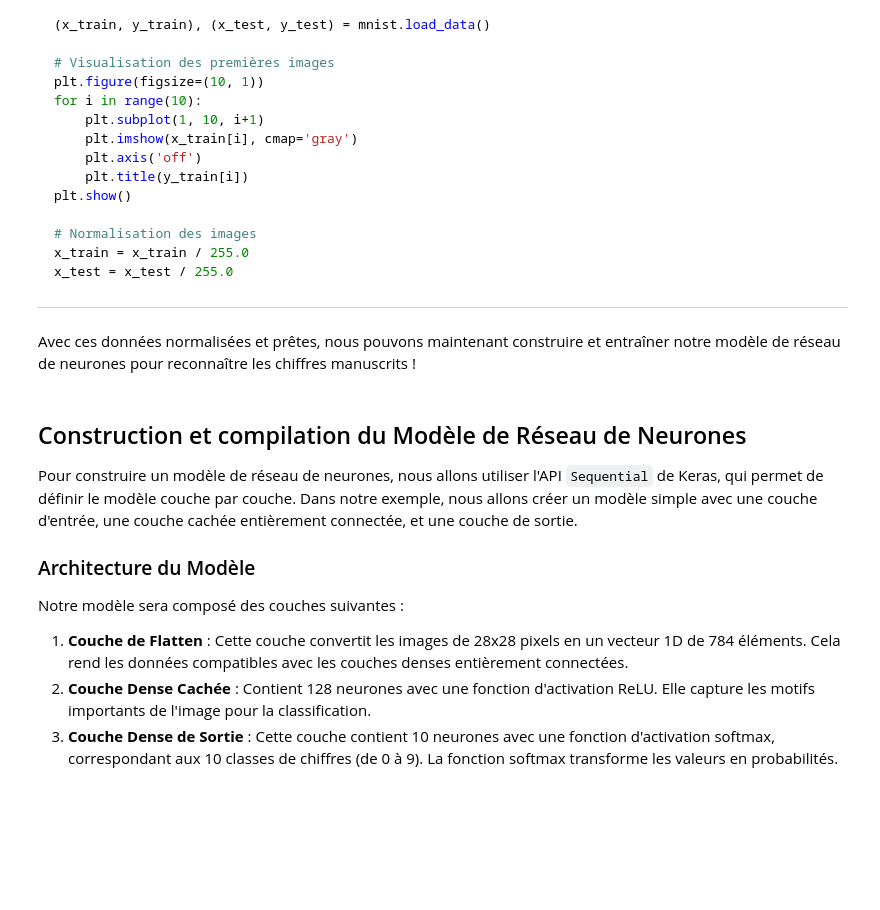
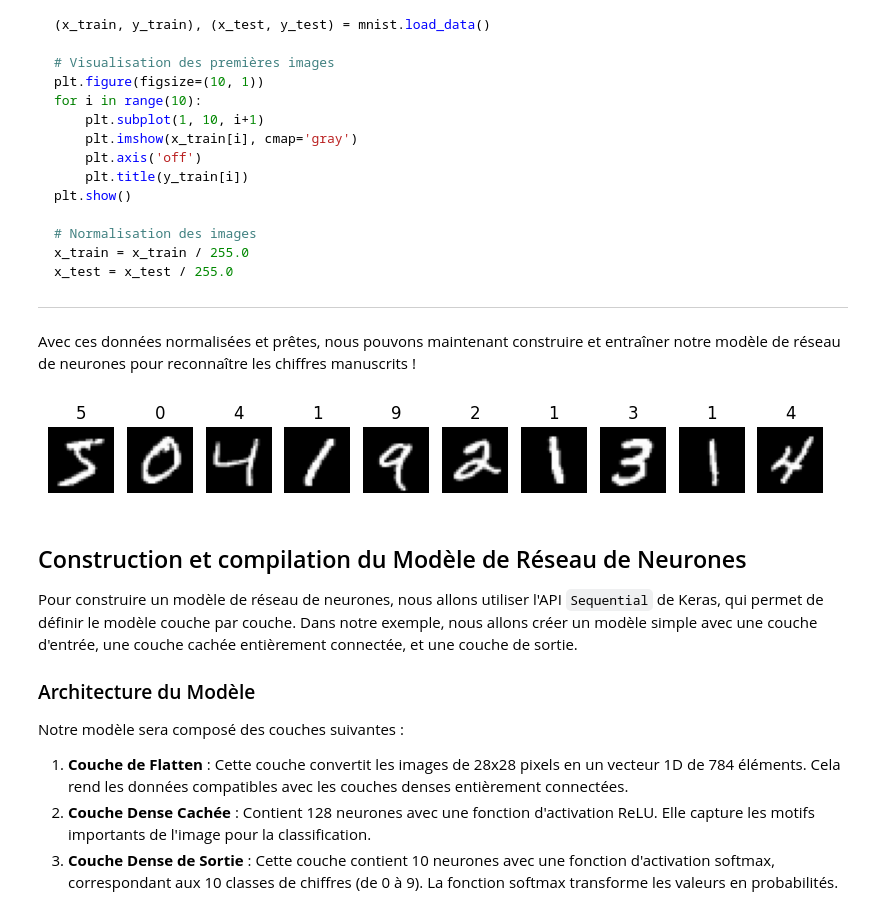
Before and after one commit to TonyVallad/Simplon, a Jupyter notebook: Notebooks/TensorFlow/A_04_03_Intro_MLP_TF.ipynb, the cells around one changed output. Saved outputs shown, nothing was run; the diff lists cells and outputs as text; code cells hidden in the pictures; blank space fills up the shorter version.

```diff
--- a/Notebooks/TensorFlow/A_04_03_Intro_MLP_TF.ipynb
+++ b/Notebooks/TensorFlow/A_04_03_Intro_MLP_TF.ipynb
@@ -239,7 +248,29 @@ x_test = x_test / 255.0
 
 Avec ces données normalisées et prêtes, nous pouvons maintenant construire et entraîner notre modèle de réseau de neurones pour reconnaître les chiffres manuscrits !
 # %%
-# A vous de jouer
+import tensorflow as tf
+from tensorflow import keras
+import numpy as np
+import matplotlib.pyplot as plt
+
+# Chargement du jeu de données
+mnist = keras.datasets.mnist
+(x_train, y_train), (x_test, y_test) = mnist.load_data()
+
+# Visualisation des premières images
+plt.figure(figsize=(10, 1))
+for i in range(10):
+    plt.subplot(1, 10, i+1)
+    plt.imshow(x_train[i], cmap='gray')
+    plt.axis('off')
+    plt.title(y_train[i])
+plt.show()
+
+# Normalisation des images
+x_train = x_train / 255.0
+x_test = x_test / 255.0
+# %% [output]
+[figure, added]
 # %% [markdown]
 ## Construction et compilation du Modèle de Réseau de Neurones
 
```
Also changed, not shown: parts of 5 cells of this notebook.
